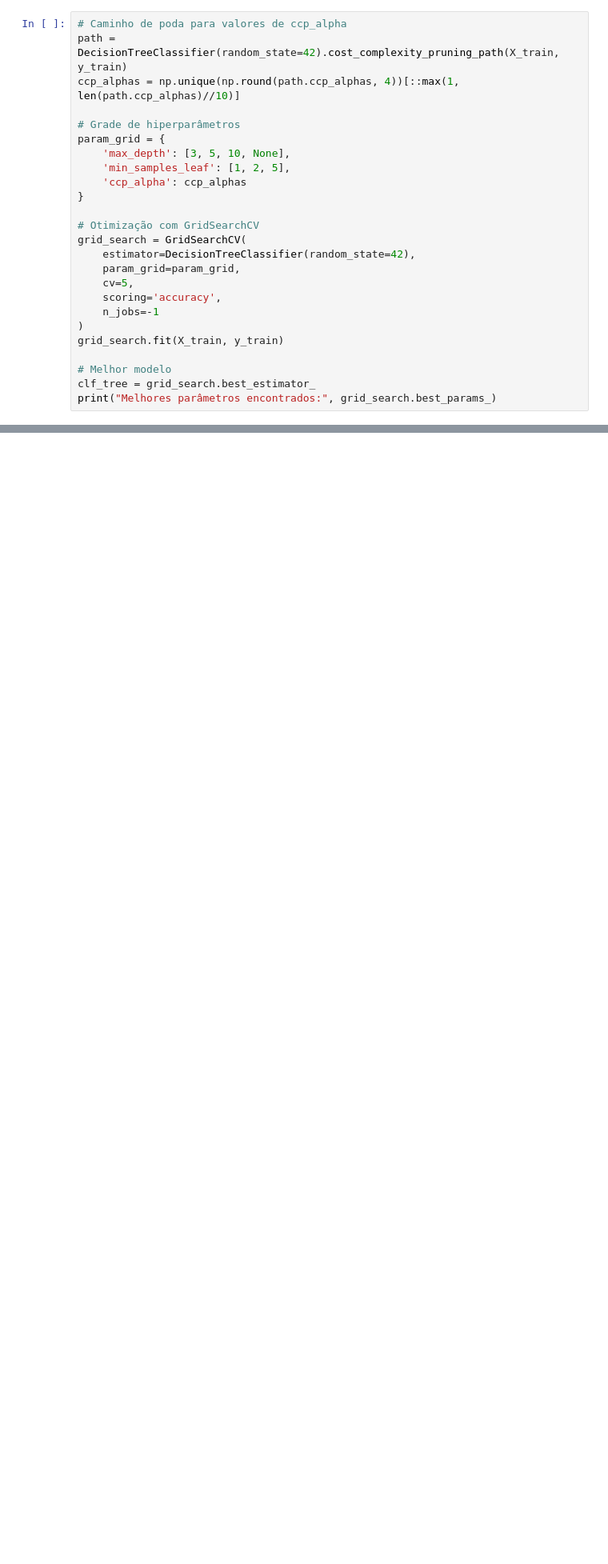
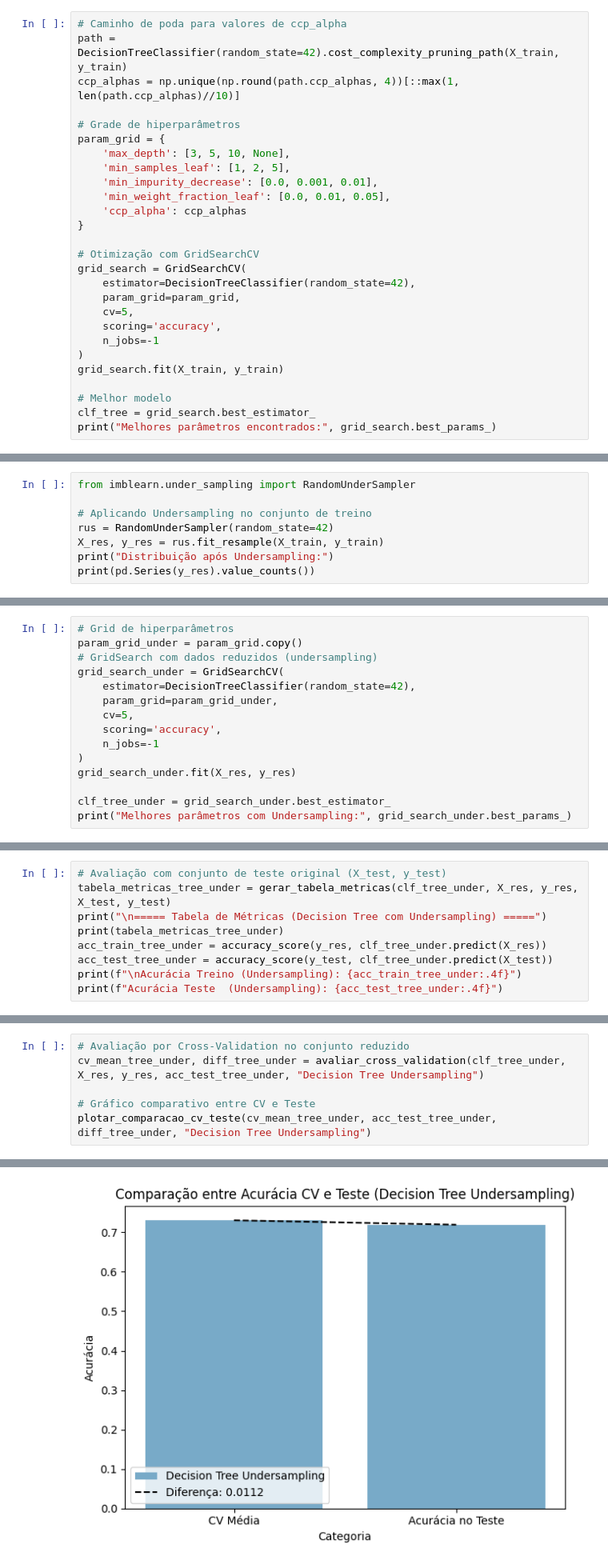
Before and after one commit to BMateusSs/Projeto-PSI3, a Jupyter notebook: decision_tree_wine_quality.ipynb, the cells around one changed output, grey strips where cells are left out. Shown at 80% size. Drawn from its saved outputs; the diff is of its cells as text; blank space fills up the shorter version.

Commit message:
ajuste hiperp + Decision Tree c/ Undersampling

```diff
--- a/decision_tree_wine_quality.ipynb
+++ b/decision_tree_wine_quality.ipynb
@@ -204,6 +204,8 @@ ccp_alphas = np.unique(np.round(path.ccp_alphas, 4))[::max(1, len(path.ccp_alpha
 param_grid = {
     'max_depth': [3, 5, 10, None],
     'min_samples_leaf': [1, 2, 5],
+    'min_impurity_decrease': [0.0, 0.001, 0.01],
+    'min_weight_fraction_leaf': [0.0, 0.01, 0.05],
     'ccp_alpha': ccp_alphas
 }
 
@@ -385,0 +399,8 @@ plotar_importancia_features(clf_tree_cw, X_train, "Decision Tree class_weight")
+# %%
+from imblearn.under_sampling import RandomUnderSampler
+
+# Aplicando Undersampling no conjunto de treino
+rus = RandomUnderSampler(random_state=42)
+X_res, y_res = rus.fit_resample(X_train, y_train)
+print("Distribuição após Undersampling:")
+print(pd.Series(y_res).value_counts())
@@ -385,0 +413,15 @@ plotar_importancia_features(clf_tree_cw, X_train, "Decision Tree class_weight")
+# %%
+# Grid de hiperparâmetros
+param_grid_under = param_grid.copy()
+# GridSearch com dados reduzidos (undersampling)
+grid_search_under = GridSearchCV(
+    estimator=DecisionTreeClassifier(random_state=42),
+    param_grid=param_grid_under,
+    cv=5,
+    scoring='accuracy',
+    n_jobs=-1
+)
+grid_search_under.fit(X_res, y_res)
+
+clf_tree_under = grid_search_under.best_estimator_
+print("Melhores parâmetros com Undersampling:", grid_search_under.best_params_)
@@ -385,0 +430,9 @@ plotar_importancia_features(clf_tree_cw, X_train, "Decision Tree class_weight")
+# %%
+# Avaliação com conjunto de teste original (X_test, y_test)
+tabela_metricas_tree_under = gerar_tabela_metricas(clf_tree_under, X_res, y_res, X_test, y_test)
+print("\n===== Tabela de Métricas (Decision Tree com Undersampling) =====")
+print(tabela_metricas_tree_under)
+acc_train_tree_under = accuracy_score(y_res, clf_tree_under.predict(X_res))
+acc_test_tree_under = accuracy_score(y_test, clf_tree_under.predict(X_test))
+print(f"\nAcurácia Treino (Undersampling): {acc_train_tree_under:.4f}")
+print(f"Acurácia Teste  (Undersampling): {acc_test_tree_under:.4f}")
@@ -385,0 +453,7 @@ plotar_importancia_features(clf_tree_cw, X_train, "Decision Tree class_weight")
+# %%
+# Avaliação por Cross-Validation no conjunto reduzido
+cv_mean_tree_under, diff_tree_under = avaliar_cross_validation(clf_tree_under, X_res, y_res, acc_test_tree_under, "Decision Tree Undersampling")
+
+# Gráfico comparativo entre CV e Teste
+plotar_comparacao_cv_teste(cv_mean_tree_under, acc_test_tree_under, diff_tree_under, "Decision Tree Undersampling")
+# %% [output]
@@ -385,0 +462 @@ plotar_importancia_features(clf_tree_cw, X_train, "Decision Tree class_weight")
+[figure, added]
```
Also changed, not shown: parts of 12 cells of this notebook.
